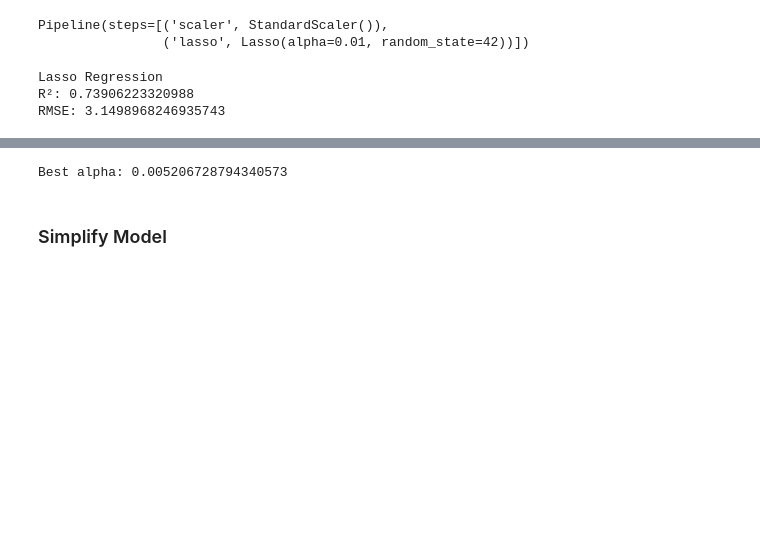
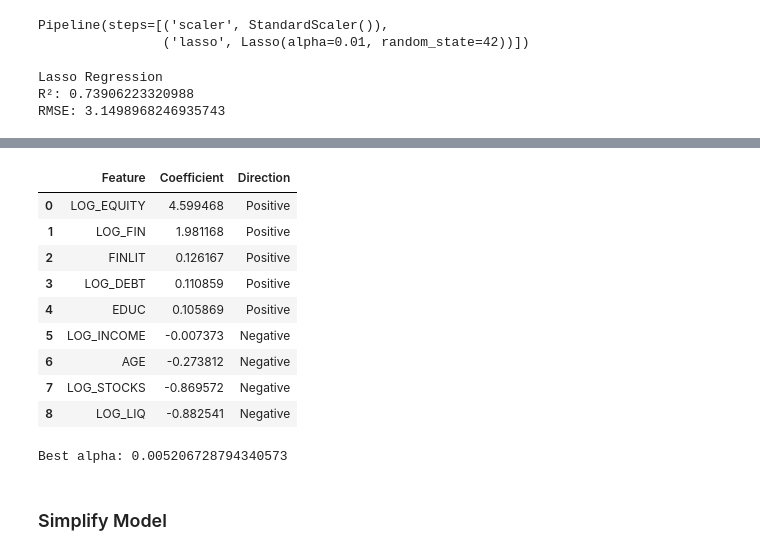
Before and after one commit to jsween/CapstoneProject, a Jupyter notebook: notebooks/04_ML_Models.ipynb, the cells around one changed output, grey strips where cells are left out. Drawn from its saved outputs; the diff is of its cells as text; code cells hidden in the pictures; blank space fills up the shorter version.

Commit message:
feature: expand lasso

```diff
--- a/notebooks/04_ML_Models.ipynb
+++ b/notebooks/04_ML_Models.ipynb
@@ -162,7 +162,7 @@ The age-adjusted retirement readiness target classified approximately 5.5% of re
 # %% [markdown]
 ## Baseline Model
 # %%
-clf_features = [
+regression_features = [
     # financial
     'LOG_EQUITY',
     'LOG_FIN',
@@ -178,7 +178,7 @@ clf_features = [
 
 target = 'LOG_RETQLIQ'
 # %%
-X = df[clf_features]
+X = df[regression_features]
 y = df[target]
 # %%
 X_train, X_test, y_train, y_test = train_test_split(X, y, test_size=0.2, random_state=42)
@@ -268,0 +253,7 @@ dtype: float64
+# %%
+lasso_coefs = pd.Series(
+    lasso_pipeline.named_steps["lasso"].coef_,
+    index=X.columns
+).sort_values(ascending=False)
+
+lasso_coefs
@@ -269,3 +286,23 @@ dtype: float64
+# %%
+lasso_summary = pd.DataFrame({
+    "Feature": lasso_coefs.index,
+    "Coefficient": lasso_coefs.values,
+    "Direction": np.where(lasso_coefs.values > 0, "Positive",
+                          np.where(lasso_coefs.values < 0, "Negative", "Removed"))
+})
+
+lasso_summary
+# %% [output]
+|  | Feature | Coefficient | Direction |
+| 0 | LOG_EQUITY | 4.599468 | Positive |
+| 1 | LOG_FIN | 1.981168 | Positive |
+| 2 | FINLIT | 0.126167 | Positive |
+| 3 | LOG_DEBT | 0.110859 | Positive |
+| 4 | EDUC | 0.105869 | Positive |
+| 5 | LOG_INCOME | -0.007373 | Negative |
+| 6 | AGE | -0.273812 | Negative |
+| 7 | LOG_STOCKS | -0.869572 | Negative |
+| 8 | LOG_LIQ | -0.882541 | Negative |
 # %%
 lasso_cv = Pipeline([
     ('scaler', StandardScaler()),
```
Also changed, not shown: parts of 3 cells of this notebook.
